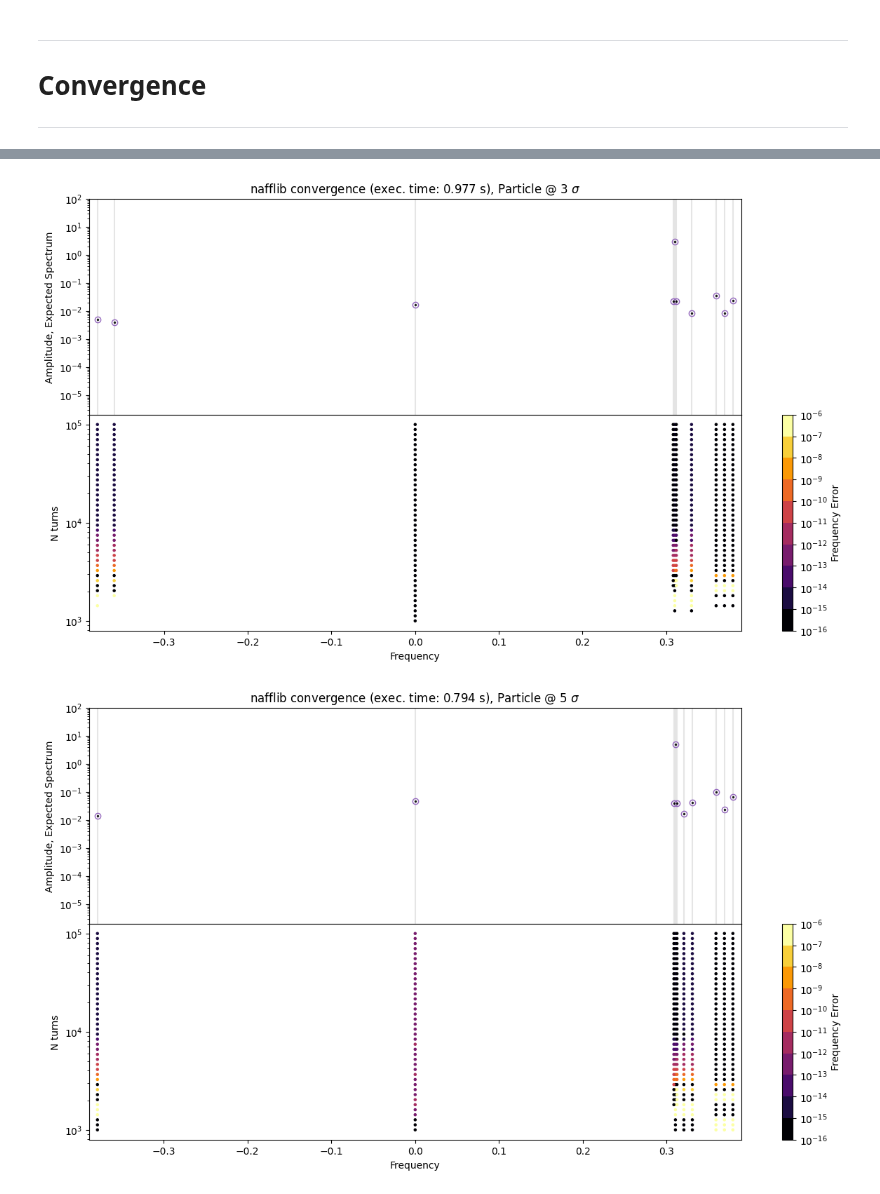
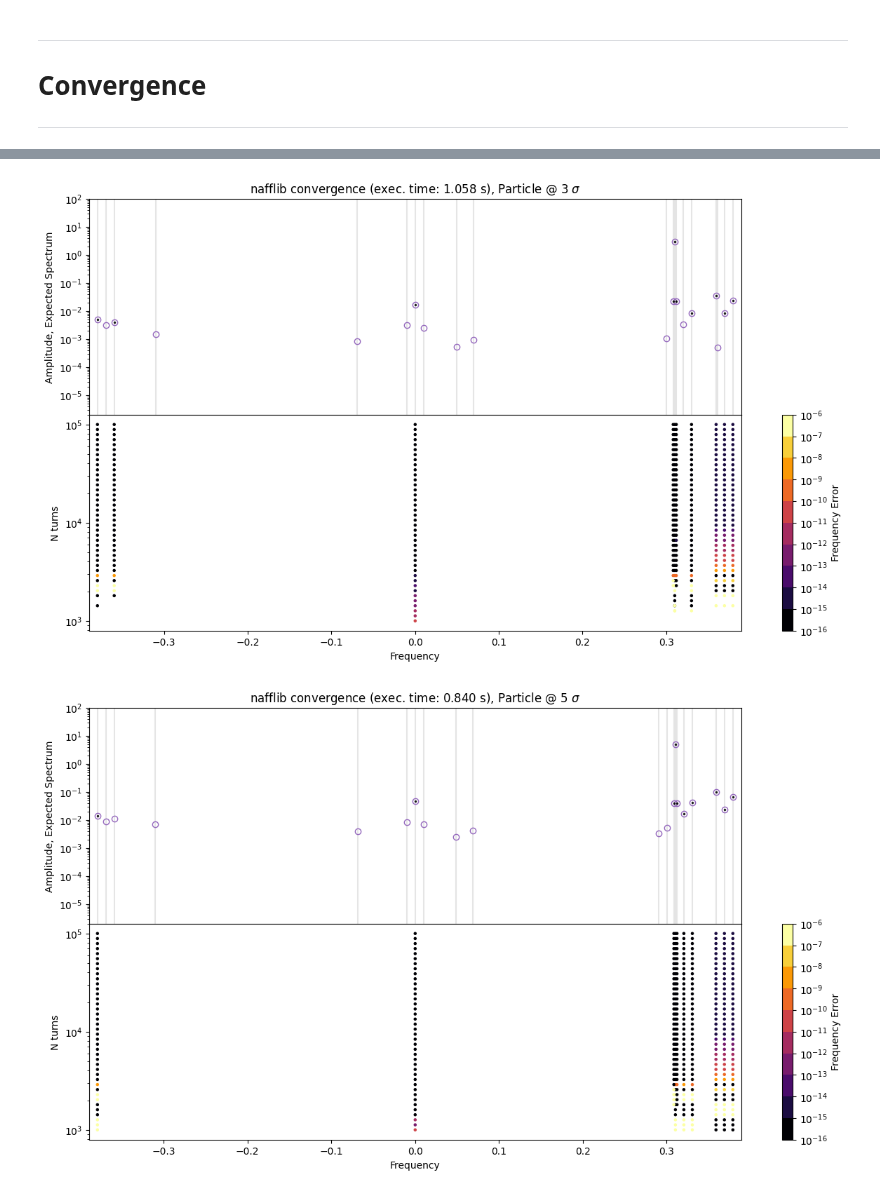
Before and after one commit to xsuite/nafflib, a Jupyter notebook: examples/nb_LHC_tracking.ipynb, the cells around one changed output, grey strips where cells are left out. Saved outputs shown, nothing was run; the diff lists cells and outputs as text; code cells hidden in the pictures.

```diff
--- a/examples/nb_LHC_tracking.ipynb
+++ b/examples/nb_LHC_tracking.ipynb
@@ -398,8 +398,9 @@ for part,sigma in zip(particles,[1,3,5]):
 
 
     Q_vec = [nafflib.tune(part[f'{plane}'],part[f'p{plane}'],window_order=4) for plane in ['x','y','zeta']]
-    A     = part[f'df{plane}'].amplitude[:n_harm]
-    Q     = part[f'df{plane}'].frequency[:n_harm]
+
+    A     = part[f'df{plane}'].amplitude[:2*n_harm]
+    Q     = part[f'df{plane}'].frequency[:2*n_harm]
 
     # Looping for different number of turns
     N_vec = np.logspace(3,5,40).astype(int)
@@ -415,19 +416,19 @@ for part,sigma in zip(particles,[1,3,5]):
         x,px = part[f'{plane}'][:N],part[f'p{plane}'][:N]
 
         # nafflib
-        A_found,Q_found = nafflib.harmonics(x,px,num_harmonics = len(Q),window_order = 4,window_type = 'hann')
+        A_found,Q_found = nafflib.harmonics(x,px,num_harmonics = n_harm,window_order = 4,window_type = 'hann')
 
 
         # Sorting lines and compiling errors
         #-----------------------------------
-        r,_,_ = nafflib.find_linear_combinations(Q,fundamental_tunes= Q_vec)
-        r_found,_,_ = nafflib.find_linear_combinations(Q_found,fundamental_tunes= Q_vec)
+        r,_,_ = nafflib.find_linear_combinations(Q,fundamental_tunes= Q_vec,max_harmonic_order = 10)
+        r_found,_,_ = nafflib.find_linear_combinations(Q_found,fundamental_tunes= Q_vec,max_harmonic_order = 10)
 
-        for res,_A,_Q in zip(r,A,Q):
-            if res in r_found:
-                found_idx = r_found.index(res)
-                errors_Q.append(Q_found[found_idx]-_Q)
-                errors_A.append(np.abs(A_found[found_idx])-np.abs(_A))
+        for res,_A,_Q in zip(r_found,A_found,Q_found):
+            if res in r:
+                found_idx = r.index(res)
+                errors_Q.append(Q[found_idx]-_Q)
+                errors_A.append(np.abs(A[found_idx])-np.abs(_A))
             else:
                 errors_Q.append(np.nan)
                 errors_A.append(np.nan)
@@ -460,7 +461,7 @@ for part,sigma in zip(particles,[1,3,5]):
     # plt.xlim(np.min(Q)-2*dQ,np.max(Q)+2*dQ)
     plt.xlabel('Frequency')
     plt.ylabel('N turns')
-    plt.xlim(np.min(Q_list)-0.01,np.max(Q_list)+0.01)
+    plt.xlim(np.min(np.array(Q_list)[~np.isnan(Q_list)])-0.01,np.max(np.array(Q_list)[~np.isnan(Q_list)])+0.01)
     #---------------
 
 
@@ -479,7 +480,7 @@ for part,sigma in zip(particles,[1,3,5]):
     plt.ylabel('Amplitude, Expected Spectrum')
     for line in Q:
         plt.axvline(line,color='k',alpha=0.1,zorder=-10)
-    plt.xlim(np.min(Q_list)-0.01,np.max(Q_list)+0.01)
+    plt.xlim(np.min(np.array(Q_list)[~np.isnan(Q_list)])-0.01,np.max(np.array(Q_list)[~np.isnan(Q_list)])+0.01)
     plt.ylim(2e-6,1e2)
     #---------------
 # %% [output]
@@ -487,5 +488,5 @@ for part,sigma in zip(particles,[1,3,5]):
-[figure, old version]
+[figure, new version]
-[figure, old version]
+[figure, new version]
 # %%
 
 import matplotlib.colors as colors
```
Also changed, not shown: parts of 2 cells of this notebook, 2 other files.
